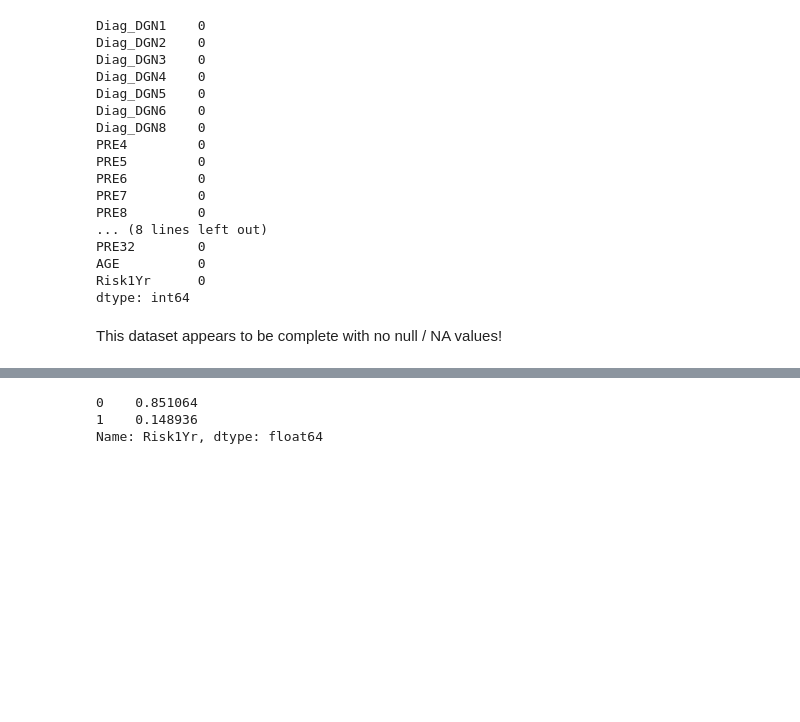
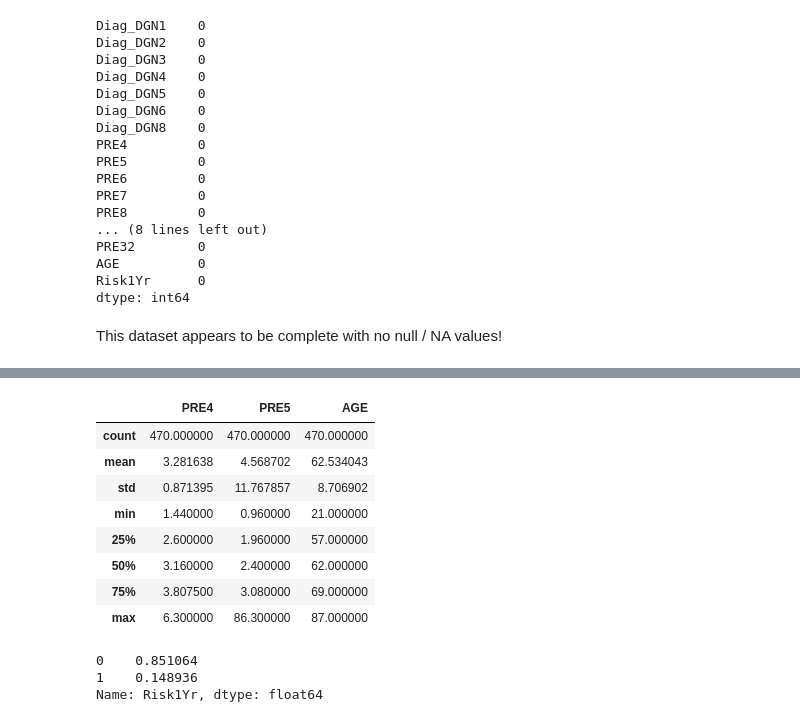
Before and after one commit to Robert-Lewis3/Springboard, a Jupyter notebook: CAPSTONE_2/CAPSTONE - Thoracic Surgery.ipynb, the cells around one changed output, grey strips where cells are left out. Drawn from its saved outputs; the diff is of its cells as text; code cells hidden in the pictures; blank space fills up the shorter version.

```diff
--- a/CAPSTONE_2/CAPSTONE - Thoracic Surgery.ipynb
+++ b/CAPSTONE_2/CAPSTONE - Thoracic Surgery.ipynb
@@ -228,3 +223,17 @@ df.describe()
+# %%
+# Description of the Numerical data
+
+df[['PRE4','PRE5','AGE']].describe()
+# %% [output]
+|  | PRE4 | PRE5 | AGE |
+| count | 470.000000 | 470.000000 | 470.000000 |
+| mean | 3.281638 | 4.568702 | 62.534043 |
+| std | 0.871395 | 11.767857 | 8.706902 |
+| min | 1.440000 | 0.960000 | 21.000000 |
+| 25% | 2.600000 | 1.960000 | 57.000000 |
+| 50% | 3.160000 | 2.400000 | 62.000000 |
+| 75% | 3.807500 | 3.080000 | 69.000000 |
+| max | 6.300000 | 86.300000 | 87.000000 |
 # %%
 # Looking at the breakdown of the response variable
 
```
Also changed, not shown: parts of 63 cells of this notebook.
